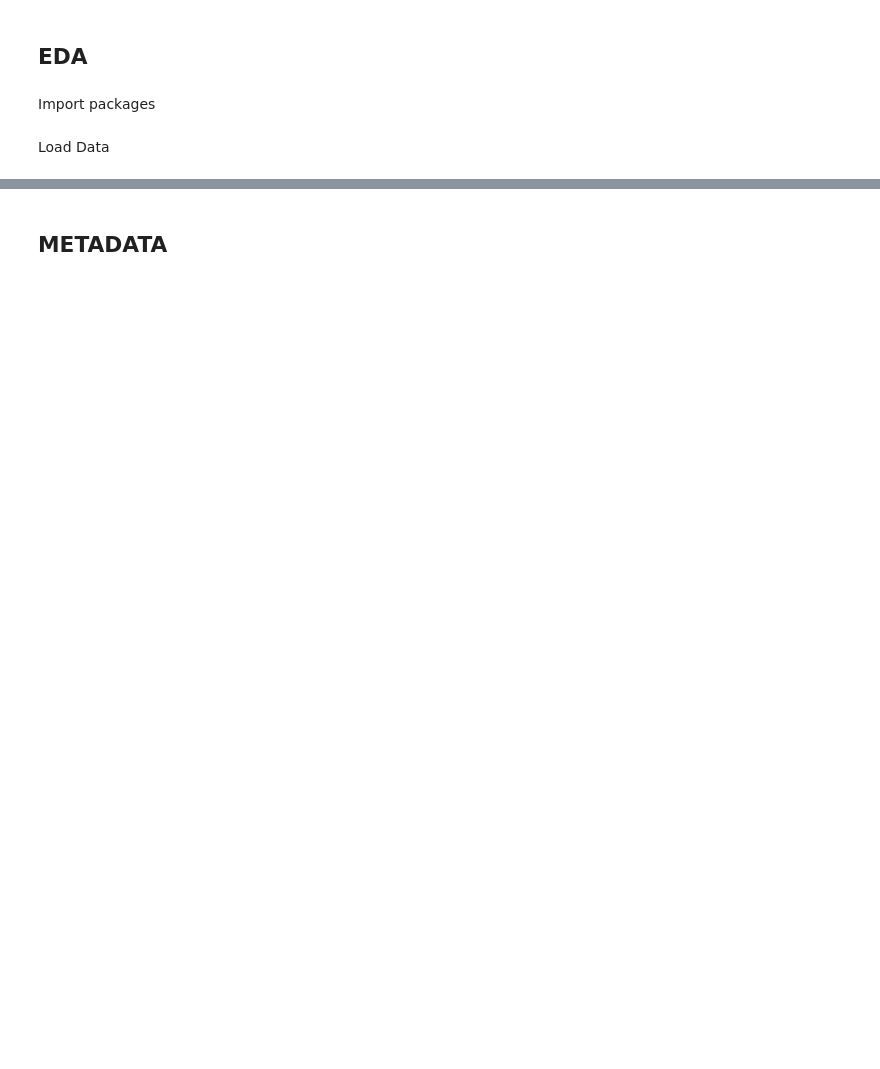
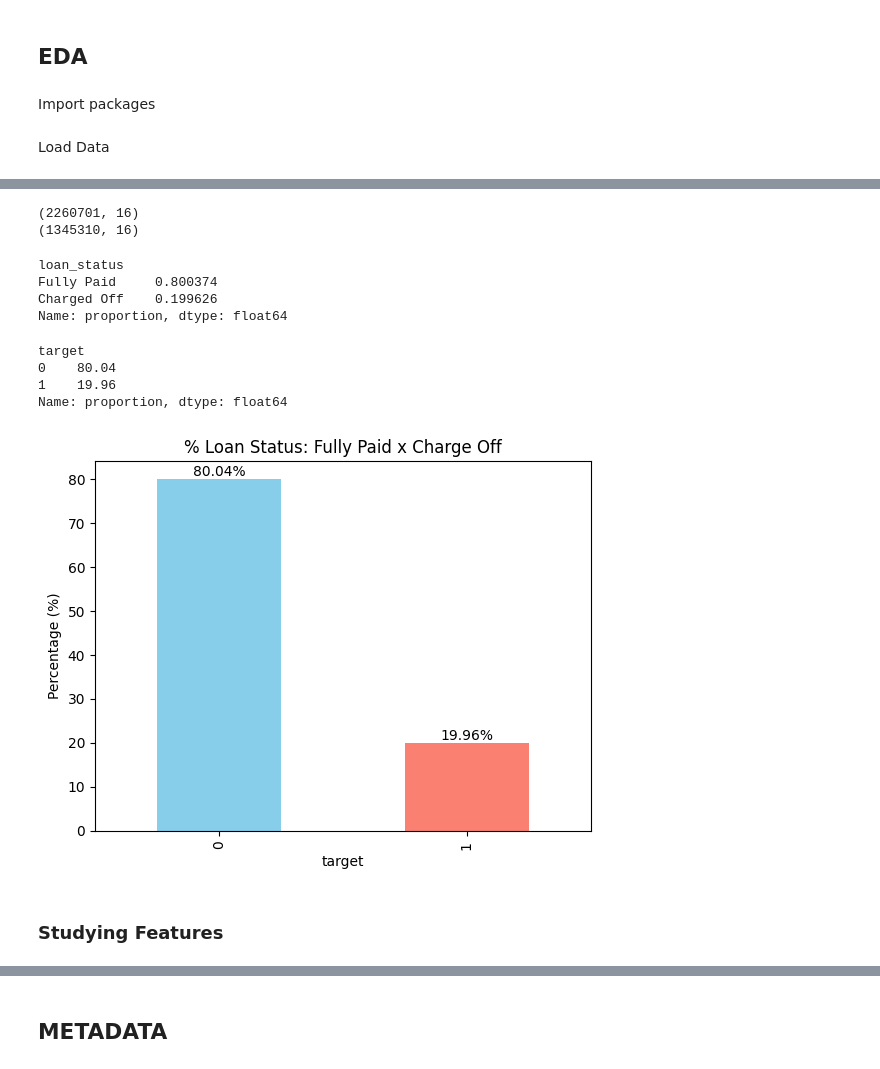
Before and after one commit to rodrafanas/loan-bank-model-project, a Jupyter notebook: 01_EDA_METADATA.ipynb, the cells around one changed output, grey strips where cells are left out. Saved outputs shown, nothing was run; the diff lists cells and outputs as text; code cells hidden in the pictures; blank space fills up the shorter version.

```diff
--- a/01_EDA_METADATA.ipynb
+++ b/01_EDA_METADATA.ipynb
@@ -13,0 +55,5 @@ df = pd.read_csv('input/accepted_2007_to_2018Q4.csv.gz', compression='gzip', low
+# %%
+sel_features = ['id','loan_amnt', 'term','int_rate', 'sub_grade', 'emp_length', 'home_ownership', 'annual_inc', 'addr_state', 'dti', 'mths_since_recent_inq', 'revol_util', 'bc_open_to_buy', 'bc_util', 'num_op_rev_tl', 'loan_status']
+
+df = loan[sel_features]
+df.info(verbose=True)
@@ -13,0 +99,56 @@ df = pd.read_csv('input/accepted_2007_to_2018Q4.csv.gz', compression='gzip', low
+# %%
+print(df.shape)
+df = df[(df['loan_status'] == 'Fully Paid') |
+   (df['loan_status'] == 'Charged Off')
+   ]
+print(df.shape)
+# %% [output]
+(2260701, 16)
+(1345310, 16)
+# %%
+df['loan_status'].value_counts(normalize=True,dropna=False)
+# %% [output]
+loan_status
+Fully Paid     0.800374
+Charged Off    0.199626
+Name: proportion, dtype: float64
+# %%
+df.rename(columns={'loan_status':'target'},inplace=True)
+# %%
+df['target'].replace({
+    'Fully Paid':0,
+    'Charged Off':1
+}, inplace=True)
+# %%
+df.target.value_counts(normalize=True).mul(100).round(2)
+# %% [output]
+target
+0    80.04
+1    19.96
+Name: proportion, dtype: float64
+# %%
+
+
+percentuais = df.target.value_counts(normalize=True).mul(100).round(2)
+
+
+# Plotando o gráfico de barras
+ax = percentuais.plot(kind='bar', color=['skyblue', 'salmon'])
+
+# Adicionando porcentagens acima das barras
+for p in ax.patches:
+    ax.annotate(f'{p.get_height():.2f}%',
+                (p.get_x() + p.get_width() / 2., p.get_height()),
+                ha='center',
+                va='top',
+                xytext=(0, 10),
+                textcoords='offset points')
+
+# Definindo o título e os rótulos do eixo y
+plt.title('% Loan Status: Fully Paid x Charge Off')
+plt.ylabel('Percentage (%)')
+plt.show()
+# %% [output]
+[figure, added]
+# %% [markdown]
+### Studying Features
```
Also changed, not shown: parts of 41 cells of this notebook.
